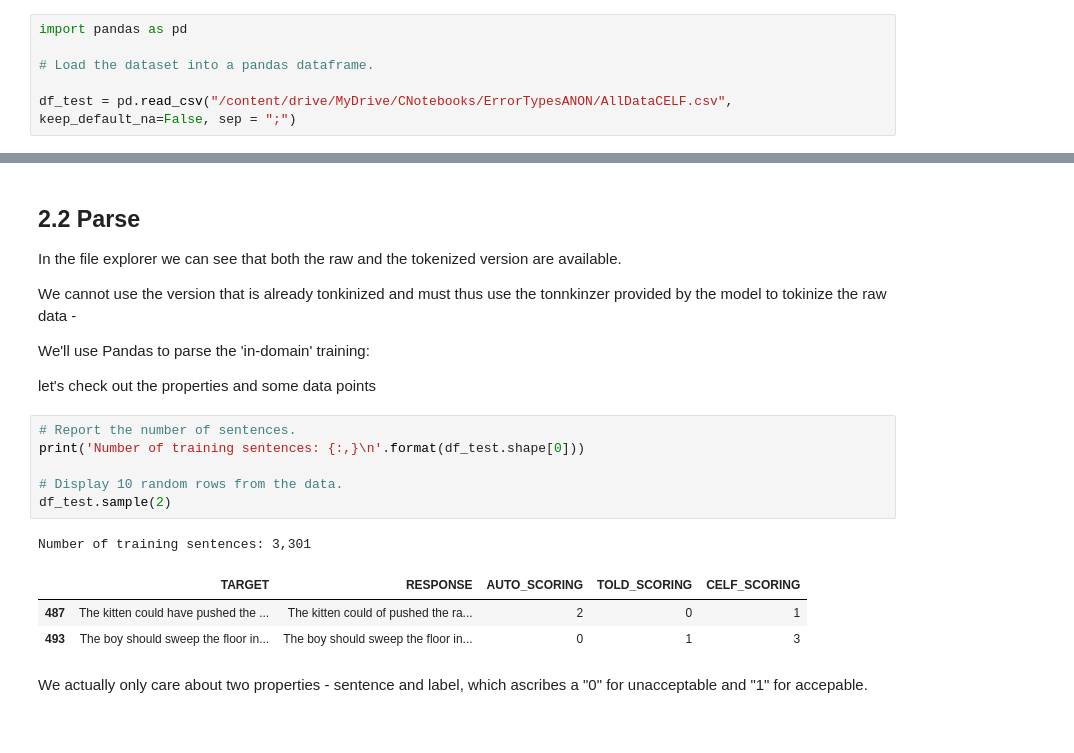
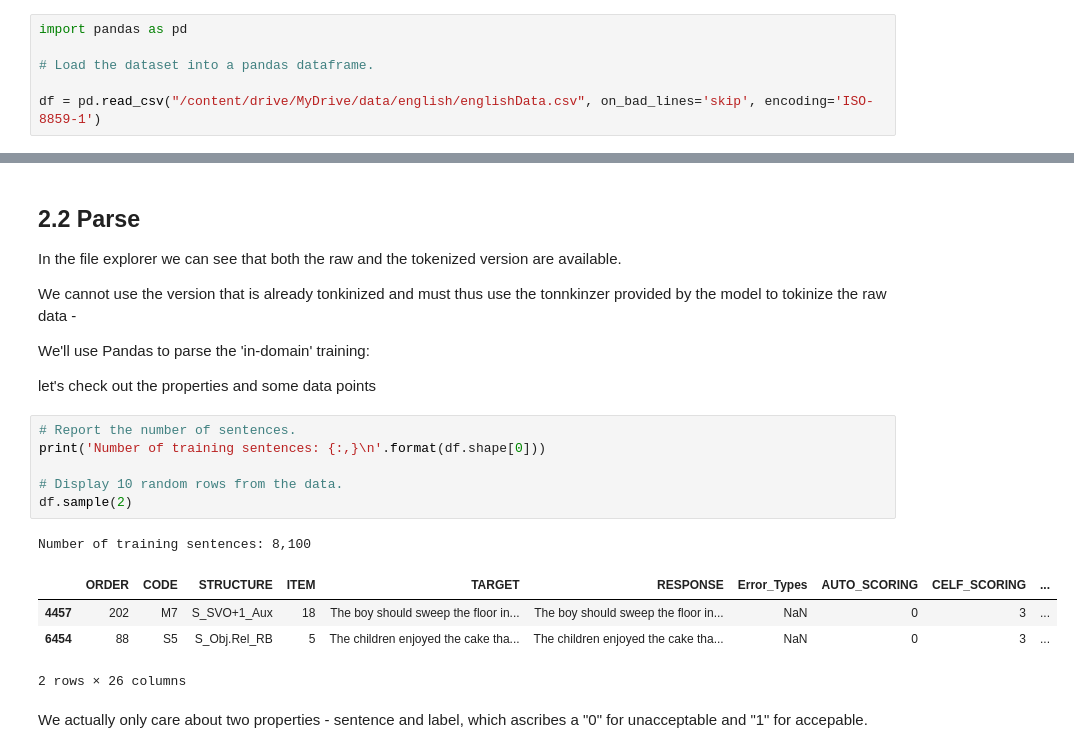
Before and after one commit to Herrmandela/TOLD_mBERT_Classifier, a Jupyter notebook: toldClassifier_english.ipynb, the cells around one changed output, grey strips where cells are left out. Cells and saved outputs as stored; diff of their text form.

```diff
--- a/toldClassifier_english.ipynb
+++ b/toldClassifier_english.ipynb
@@ -79,5 +81,5 @@ import pandas as pd
 
 # Load the dataset into a pandas dataframe.
 
-df_test = pd.read_csv("/content/drive/MyDrive/CNotebooks/ErrorTypesANON/AllDataCELF.csv",  keep_default_na=False, sep = ";")
+df = pd.read_csv("/content/drive/MyDrive/data/english/englishData.csv", on_bad_lines='skip', encoding='ISO-8859-1')
 # %%
@@ -96,15 +104,16 @@ We'll use Pandas to parse the 'in-domain' training:
 let's check out the properties and some data points
 # %%
 # Report the number of sentences.
-print('Number of training sentences: {:,}\n'.format(df_test.shape[0]))
+print('Number of training sentences: {:,}\n'.format(df.shape[0]))
 
 # Display 10 random rows from the data.
-df_test.sample(2)
+df.sample(2)
 # %% [output]
-Number of training sentences: 3,301
+Number of training sentences: 8,100
-|  | TARGET | RESPONSE | AUTO_SCORING | TOLD_SCORING | CELF_SCORING |
-| 487 | The kitten could have pushed the ... | The kitten could of pushed the ra... | 2 | 0 | 1 |
-| 493 | The boy should sweep the floor in... | The boy should sweep the floor in... | 0 | 1 | 3 |
+|  | ORDER | CODE | STRUCTURE | ITEM | TARGET | RESPONSE | Error_Types | AUTO_SCORING | CELF_SCORING | ... |
+| 4457 | 202 | M7 | S_SVO+1_Aux | 18 | The boy should sweep the floor in... | The boy should sweep the floor in... | NaN | 0 | 3 | ... |
+| 6454 | 88 | S5 | S_Obj.Rel_RB | 5 | The children enjoyed the cake tha... | The children enjoyed the cake tha... | NaN | 0 | 3 | ... |
+2 rows × 26 columns
 # %% [markdown]
 We actually only care about two properties - sentence and label, which ascribes a "0" for unacceptable and "1" for accepable.
 # %%
```
Also changed, not shown: parts of 37 cells of this notebook, 1 other file.
